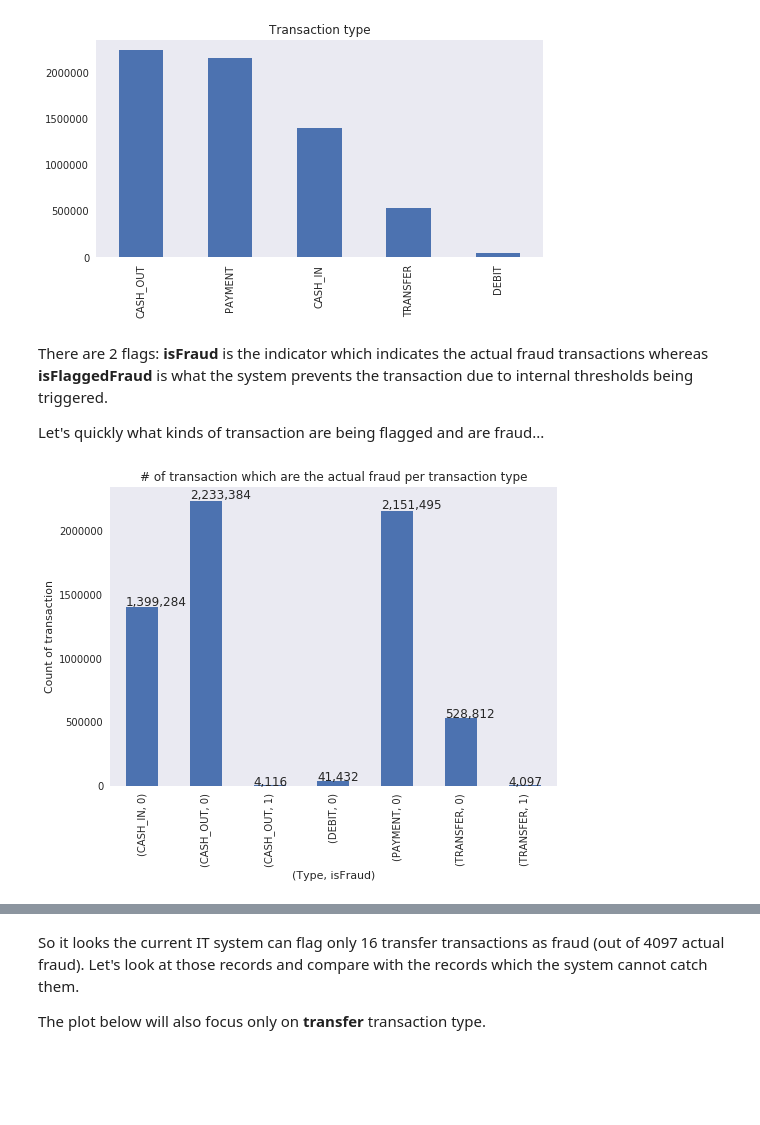
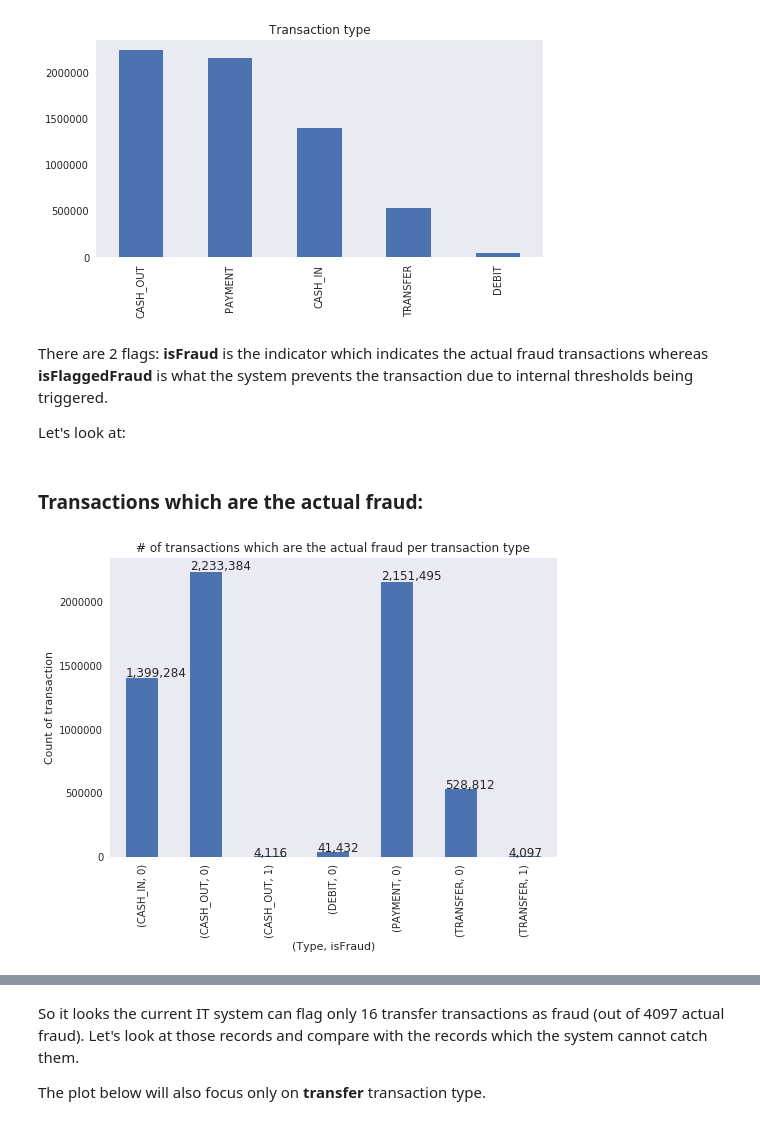
Before and after one commit to telescopeuser/Prod_Data_Science_Analysis, a Jupyter notebook: Data_Science_Analysis.ipynb, the cells around one changed output, grey strips where cells are left out. Drawn from its saved outputs; the diff is of its cells as text; code cells hidden in the pictures; blank space fills up the shorter version.

```diff
--- a/Data_Science_Analysis.ipynb
+++ b/Data_Science_Analysis.ipynb
@@ -122,14 +122,16 @@ Name: type, dtype: int64
 There are 2 flags:  **isFraud** is the indicator which indicates the actual fraud transactions whereas **isFlaggedFraud** is what the system prevents the transaction due to internal thresholds being triggered.
 
 
-Let's quickly what kinds of transaction are being flagged and are fraud...
+Let's look at:
+# %% [markdown]
+### Transactions which are the actual fraud:
 # %%
 # isFraud
 ax = raw_data.groupby(['type', 'isFraud']).size().plot(kind='bar')
-ax.set_title("# of transaction which are the actual fraud per transaction type")
+ax.set_title("# of transactions which are the actual fraud per transaction type")
 ax.set_xlabel("(Type, isFraud)")
 ax.set_ylabel("Count of transaction")
 for p in ax.patches:
     ax.annotate(str(format(int(p.get_height()), ',d')), (p.get_x(), p.get_height()*1.01))
 # %% [output]
-[figure, old version]
+[figure, new version]
```
Also changed, not shown: parts of 10 cells of this notebook.
